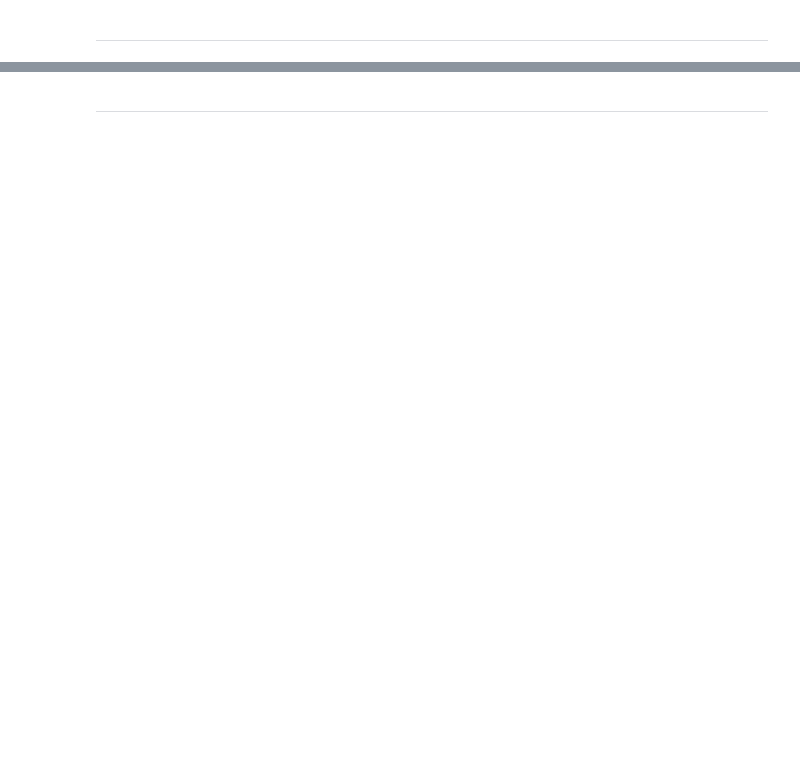
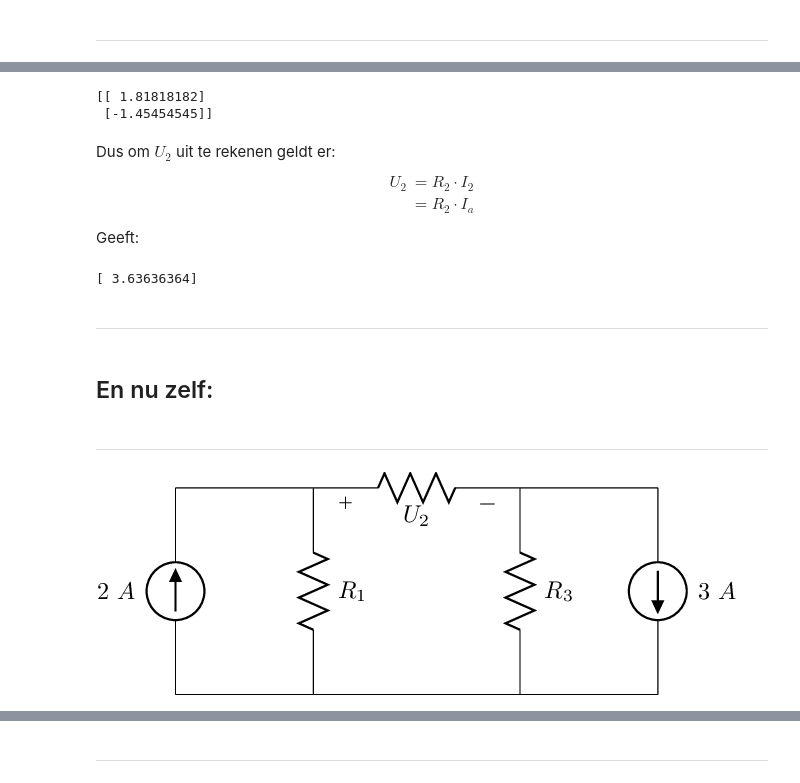
Before and after one commit to hkortier/DC, a Jupyter notebook: colleges/material/college5.ipynb, the cells around one changed output, grey strips where cells are left out. Drawn from its saved outputs; the diff is of its cells as text; code cells hidden in the pictures; blank space fills up the shorter version.

```diff
--- a/colleges/material/college5.ipynb
+++ b/colleges/material/college5.ipynb
@@ -56,0 +179,50 @@ https://www.youtube.com/watch?v=PTzJ85BLFAM
+# %%
+R1=1
+R2=2
+R3=3
+A = np.array([[R1+R2,R1],[R1,R1+R3]])
+b = np.array([[4],[-4]])
+#Oplossingen voor Ia en Ib:
+x = np.linalg.inv(A).dot(b)
+print(x)
+# %% [output]
+[[ 1.81818182]
+ [-1.45454545]]
+# %% [markdown]
+Dus om $U_2$ uit te rekenen geldt er:
+\begin{align}
+U_2 & = R_2 \cdot I_2 \\
+& = R_2 \cdot I_a
+\end{align}
+Geeft:
+# %%
+print(2*x[0])
+# %% [output]
+[ 3.63636364]
+# %% [markdown]
+---------
+# %% [markdown]
+## En nu zelf:
+# %% [markdown]
+---
+# %%
+%%circuitikz filename=circuit2 dpi=175 options=american folder=circuits/college5/ replace=true
+
+\begin{circuitikz}
+      \draw (0,0)
+      to[I,i=$2~A$] (0,3)
+      to[short] (2,3)
+      to [R, l=$R_1$] (2,0)
+      to[short] (0,0);
+
+      \draw (2,3)
+      to [R, l^b=$R_2$, v_=$U_2$] (5,3)
+      to [R, l=$R_3$] (5,0);
+
+      \draw (5,3)
+      to[short] (7,3)
+      to[I,i=$3~A$] (7,0)
+      to[short] (2,0);
+\end{circuitikz}
+# %% [output]
+[figure, added]
```
Also changed, not shown: parts of 16 cells of this notebook, 11 other files.
